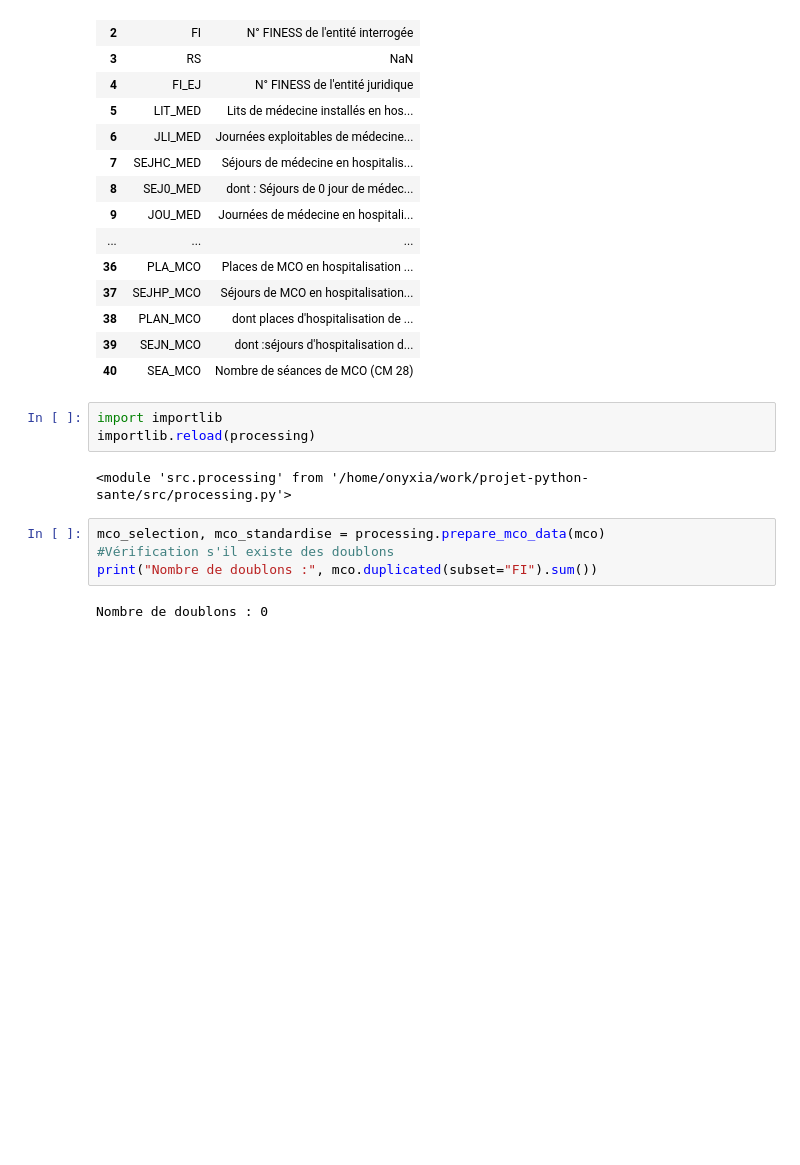
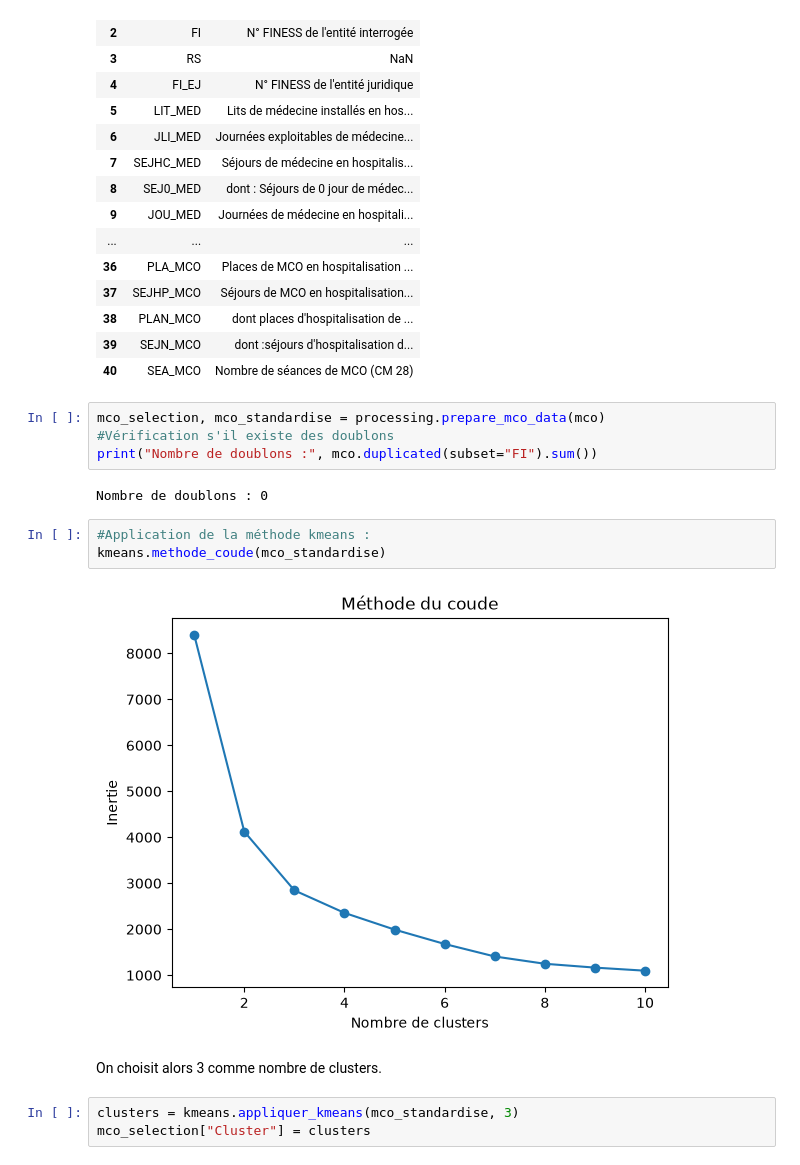
Before and after one commit to ehlld/projet-python-sante, a Jupyter notebook: projet.ipynb, the cells around one changed output. Drawn from its saved outputs; the diff is of its cells as text; blank space fills up the shorter version.

Commit message:
debut implementation de kmeans dans le notebook

```diff
--- a/projet.ipynb
+++ b/projet.ipynb
@@ -272,14 +263,19 @@ display(signification_mco)
 | 38 | PLAN_MCO | dont places d'hospitalisation de ... |
 | 39 | SEJN_MCO | dont :séjours d'hospitalisation d... |
 | 40 | SEA_MCO | Nombre de séances de MCO (CM 28) |
-# %%
-import importlib
-importlib.reload(processing)
-# %% [output]
-<module 'src.processing' from '/home/onyxia/work/projet-python-sante/src/processing.py'>
 # %%
 mco_selection, mco_standardise = processing.prepare_mco_data(mco)
 #Vérification s'il existe des doublons
 print("Nombre de doublons :", mco.duplicated(subset="FI").sum())
 # %% [output]
 Nombre de doublons : 0
+# %%
+#Application de la méthode kmeans :
+kmeans.methode_coude(mco_standardise)
+# %% [output]
+[figure, added]
+# %% [markdown]
+On choisit alors 3 comme nombre de clusters.
+# %%
+clusters = kmeans.appliquer_kmeans(mco_standardise, 3)
+mco_selection["Cluster"] = clusters
```
Also changed, not shown: parts of 3 cells of this notebook.
